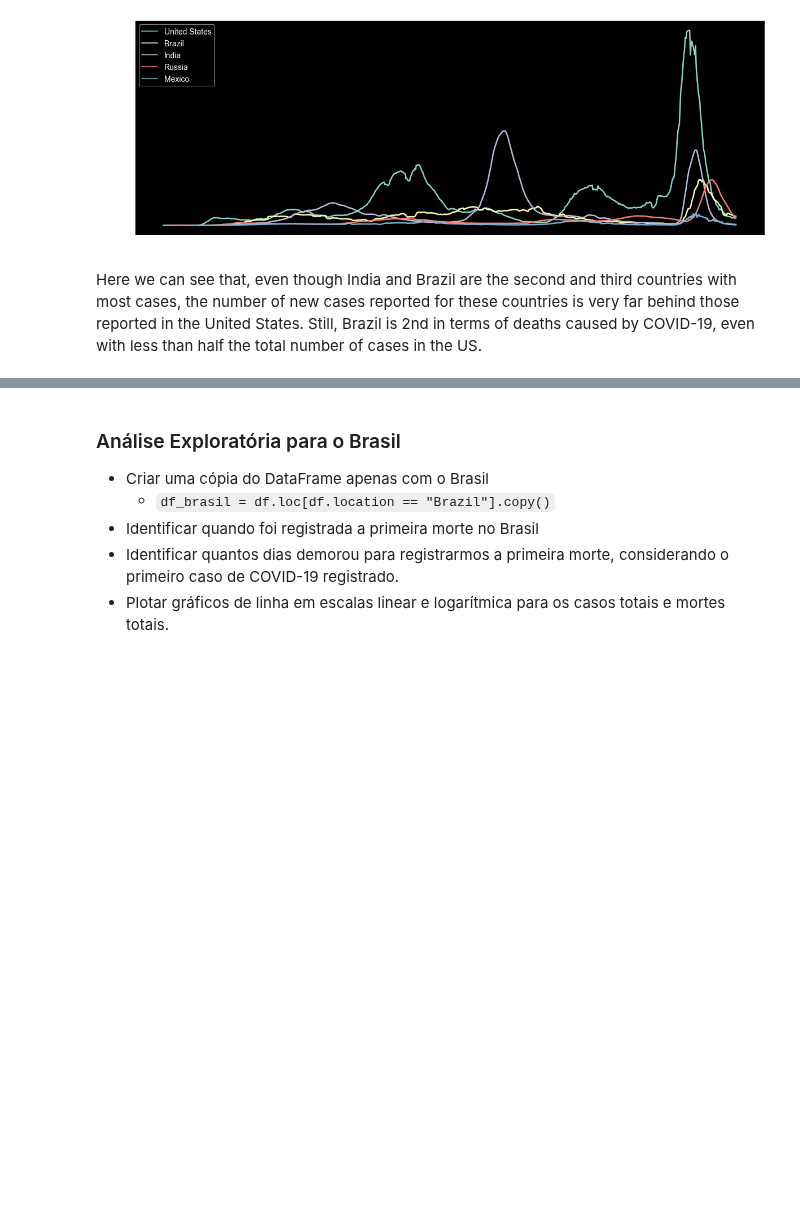
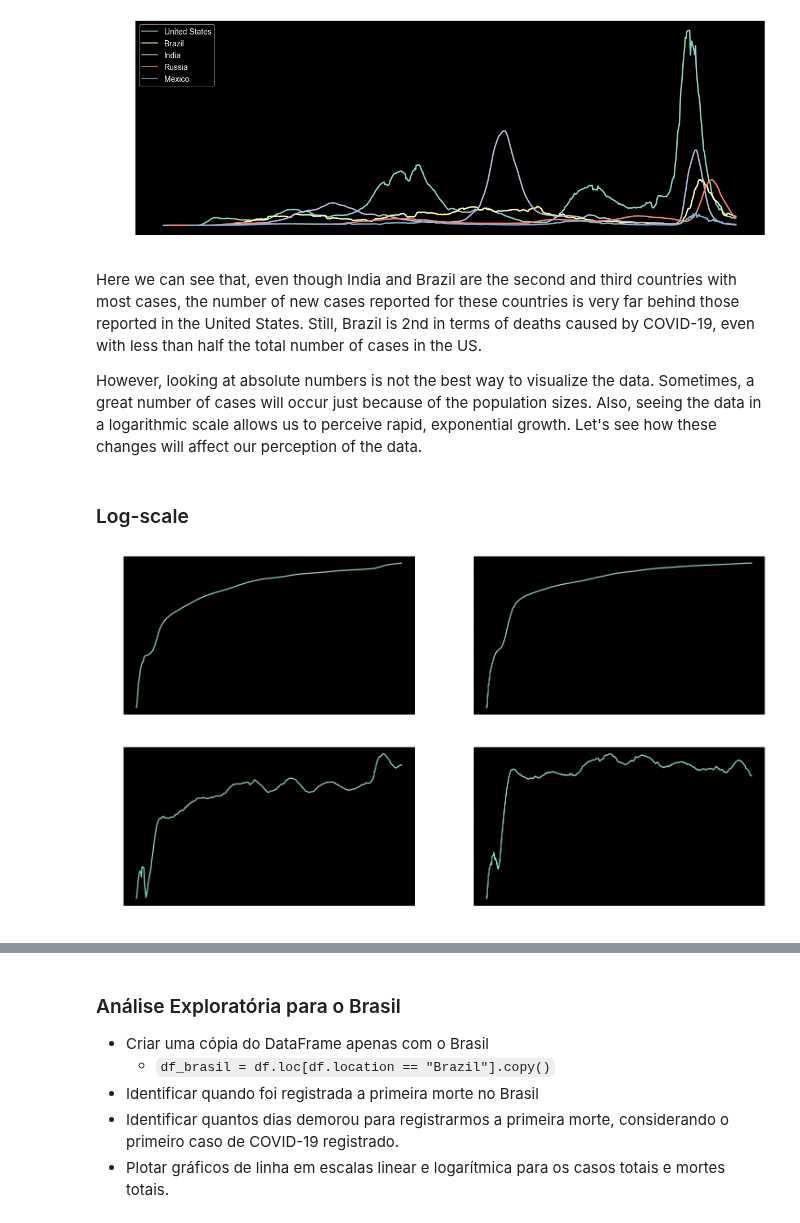
Before and after one commit to cfantecelle/data_science_portfolio, a Jupyter notebook: project_covid/covid19_brazil_analysis.ipynb, the cells around one changed output, grey strips where cells are left out. Saved outputs shown, nothing was run; the diff lists cells and outputs as text; code cells hidden in the pictures; blank space fills up the shorter version.

```diff
--- a/project_covid/covid19_brazil_analysis.ipynb
+++ b/project_covid/covid19_brazil_analysis.ipynb
@@ -576,3 +575,49 @@ plt.savefig("plots/lineplot_newCasesSmoothed_top5Countries.png", transparent=Tru
 [figure]
 # %% [markdown]
 Here we can see that, even though India and Brazil are the second and third countries with most cases, the number of new cases reported for these countries is very far behind those reported in the United States. Still, Brazil is 2nd in terms of deaths caused by COVID-19, even with less than half the total number of cases in the US.
+
+However, looking at absolute numbers is not the best way to visualize the data. Sometimes, a great number of cases will occur just because of the population sizes. Also, seeing the data in a logarithmic scale allows us to perceive rapid, exponential growth. Let's see how these changes will affect our perception of the data.
+# %% [markdown]
+### Log-scale
+# %%
+# Plotting line plots
+fig, ax = plt.subplots(2, 2, figsize=(25,14))
+
+fig.patch.set_alpha(0)
+
+sns.lineplot(data=df_world, x='date', y='total_cases', linewidth=2.5, ax=ax[0,0]);
+ax[0,0].set_xlabel('')
+ax[0,0].tick_params('both', labelsize=14)
+ax[0,0].set_ylabel('Total cases', weight='bold', fontsize=18)
+ax[0,0].yaxis.set_major_formatter(tools.reformat_large_tick_values)
+ax[0,0].xaxis.set_major_formatter(DateFormatter('%b\n%Y'));
+
+sns.lineplot(data=df_world, x='date', y='total_deaths', linewidth=2.5, ax=ax[0,1]);
+ax[0,1].set_xlabel('')
+ax[0,1].tick_params('both', labelsize=14)
+ax[0,1].yaxis.set_major_formatter(tools.reformat_large_tick_values)
+ax[0,1].set_ylabel('Total deaths', weight='bold', fontsize=18)
+ax[0,1].xaxis.set_major_formatter(DateFormatter('%b\n%Y'));
+
+sns.lineplot(data=df_world, x='date', y='new_cases_smoothed', linewidth=2.5, ax=ax[1,0]);
+ax[1,0].set_xlabel('')
+ax[1,0].tick_params('both', labelsize=14)
+ax[1,0].set_ylabel('New cases (smoothed)', weight='bold', fontsize=18)
+ax[1,0].yaxis.set_major_formatter(tools.reformat_large_tick_values)
+ax[1,0].xaxis.set_major_formatter(DateFormatter('%b\n%Y'));
+
+sns.lineplot(data=df_world, x='date', y='new_deaths_smoothed', linewidth=2.5, ax=ax[1,1]);
+ax[1,1].set_xlabel('')
+ax[1,1].tick_params('both', labelsize=14)
+ax[1,1].yaxis.set_major_formatter(tools.reformat_large_tick_values)
+ax[1,1].set_ylabel('New deaths (smoothed)', weight='bold', fontsize=18)
+ax[1,1].xaxis.set_major_formatter(DateFormatter('%b\n%Y'));
+
+ax[0,0].set_yscale('log')
+ax[0,1].set_yscale('log')
+ax[1,0].set_yscale('log')
+ax[1,1].set_yscale('log')
+
+plt.savefig("plots/lineplot_world(log).png", transparent=True)
+# %% [output]
+[figure, added]
```
Also changed, not shown: parts of 6 cells of this notebook, 5 other files.
